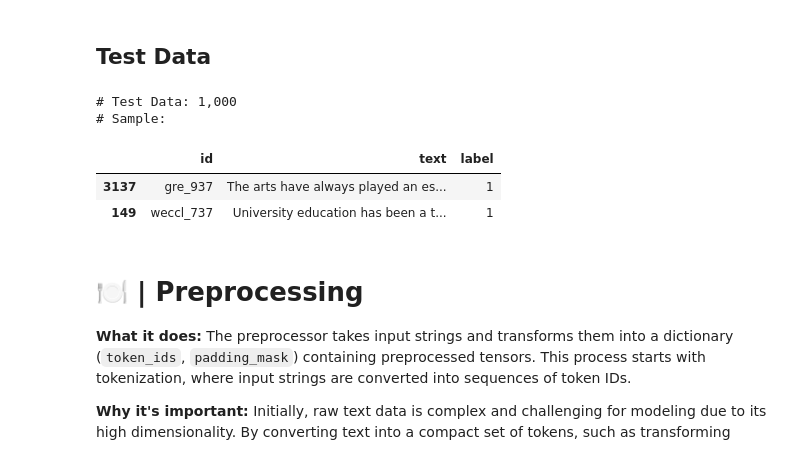
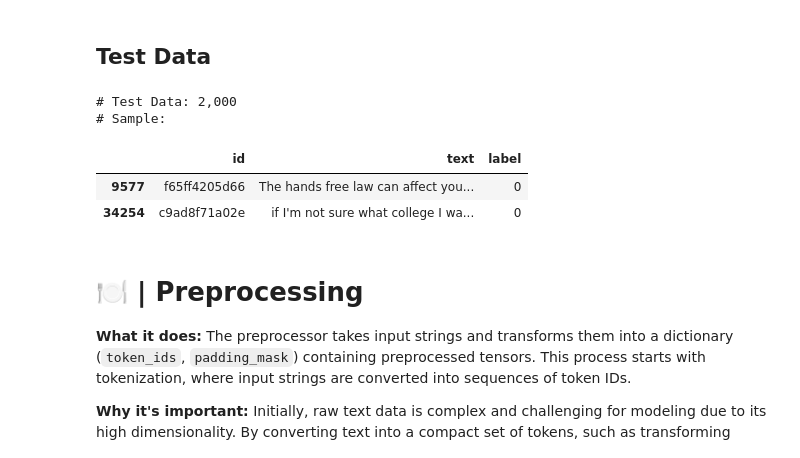
Before and after one commit to dinleo/Kaggle, a Jupyter notebook: llm-detect-ai-generated-text/test.ipynb, the cells around one changed output. Saved outputs shown, nothing was run; the diff lists cells and outputs as text; code cells hidden in the pictures.

```diff
--- a/llm-detect-ai-generated-text/test.ipynb
+++ b/llm-detect-ai-generated-text/test.ipynb
@@ -133,27 +139,52 @@ INFO:tensorflow:Using MirroredStrategy with devices ('/job:localhost/replica:0/t
 * **sample_submission.csv** - is the valid sample submission.
 # %% [markdown]
 ## Test Data
+# %%
+def make_df(is_train):
+    if is_train:
+        read_path = CFG.TRAIN_PATH
+        data_att = CFG.train_att
+        sample_num = CFG.num_of_traindata
+    else:
+        read_path = CFG.TEST_PATH
+        data_att = CFG.test_att
+        sample_num = CFG.num_of_testdata
+
+    read_df = pd.read_csv(read_path)
+    if data_att['label'] == 0 or data_att['label'] == 1:
+        read_df = read_df.sample(sample_num)
+        read_df['label'] = data_att['label']
+    else:
+        read_df = pd.concat([
+            read_df[read_df[data_att['label']]==0].sample(sample_num // 2),
+            read_df[read_df[data_att['label']]==1].sample(sample_num // 2)
+        ])
+        read_df['label'] = read_df[data_att['label']]
+
+    if data_att['id'] is None:
+        read_df['id'] = range(sample_num)
+    else:
+        read_df['id'] = read_df[data_att['id']]
+
+    return_df = pd.DataFrame({
+        'id': read_df['id'],
+        'text': read_df[data_att['text']],
+        'label': read_df['label']
+    })
+
+    return return_df
 # %%
-ext_df1 = pd.read_csv(CFG.TEST_PATH)  # Read CSV file into a DataFrame
-ext_df1 = ext_df1[['id', 'text']]
-
-# test_df = pd.concat([
-#     ext_df1[ext_df1.label==0].sample(CFG.num_of_dataset//2),
-#     ext_df1[ext_df1.label==1].sample(CFG.num_of_dataset//2)
-# ])
-test_df = ext_df1.sample(1000)
-test_df['label'] = 1
-
 # Display information about the train data
+test_df = make_df(False)
 print("# Test Data: {:,}".format(len(test_df)))
 print("# Sample:")
 display(test_df.head(2))
 # %% [output]
-# Test Data: 1,000
+# Test Data: 2,000
 # Sample:
 |  | id | text | label |
-| 3137 | gre_937 | The arts have always played an es... | 1 |
-| 149 | weccl_737 | University education has been a t... | 1 |
+| 9577 | f65ff4205d66 | The hands free law can affect you... | 0 |
+| 34254 | c9ad8f71a02e | if I'm not sure what college I wa... | 0 |
 # %% [markdown]
 # 🍽️ | Preprocessing
 
```
Also changed, not shown: parts of 15 cells of this notebook, 2 other files.
